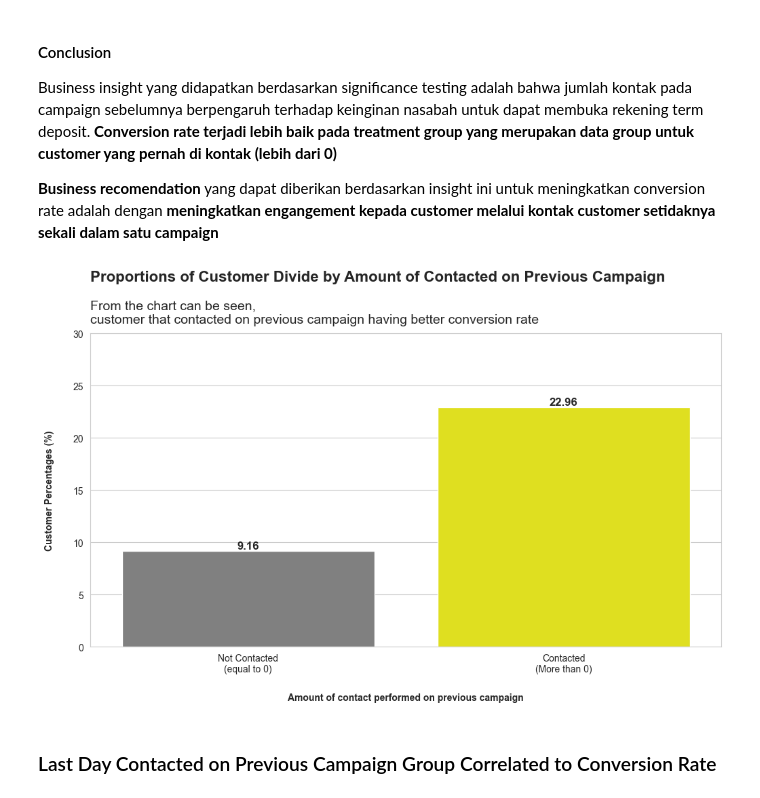
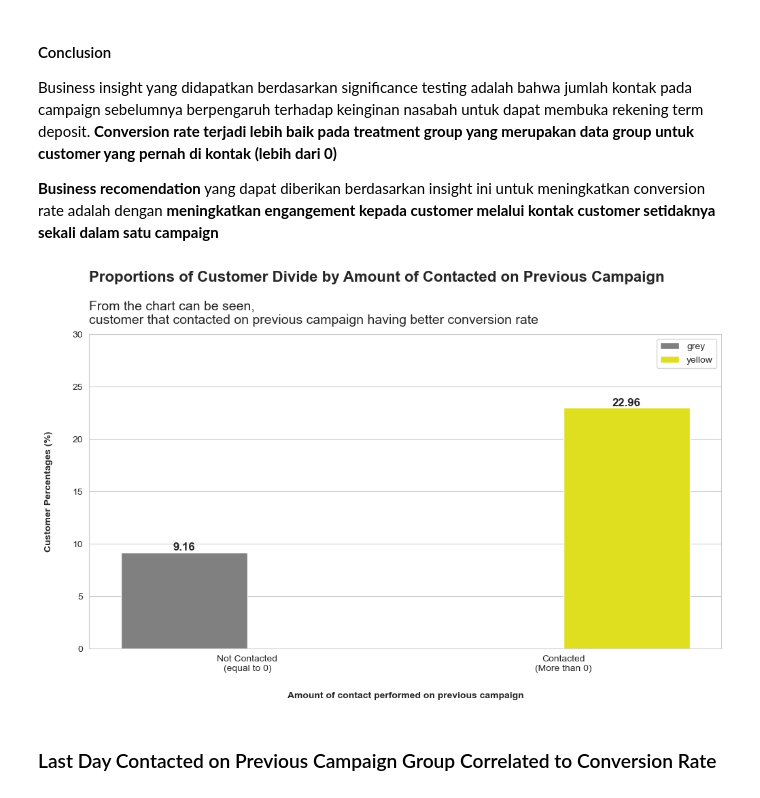
Before and after one commit to bagusatya08/Term-Deposit-Potential-Customer-Prediction, a Jupyter notebook: stage-1/eda-insight-visualization.ipynb, the cells around one changed output. Drawn from its saved outputs; the diff is of its cells as text; code cells hidden in the pictures.

```diff
--- a/stage-1/eda-insight-visualization.ipynb
+++ b/stage-1/eda-insight-visualization.ipynb
@@ -646,24 +618,24 @@ Business insight yang didapatkan berdasarkan significance testing adalah bahwa j
 # %%
 plt.figure(figsize=(12,6))
 sns.set_style("whitegrid")
 plt.ylim(0,30)
 plt.xlim(0,3)
 value = [round(cr_control*100,2),round(cr_treatment*100,2)]
 colors = ['grey' if (x < max(value)) else 'yellow' for x in value ]
 
-ax = sns.barplot(x = ['control', 'treatment'], y= value, errorbar=None, palette=colors, hue=colors, legend=False)
+ax = sns.barplot(x = ['control', 'treatment'], y= value, errorbar=None, palette=colors, hue=colors)
 ax.bar_label(ax.containers[0], fontsize=12, fontweight='bold');
 ax.bar_label(ax.containers[1], fontsize=12, fontweight='bold');
 
 plt.text(-0.5,35,'Proportions of Customer Divide by Amount of Contacted on Previous Campaign', fontweight='bold', fontsize=16)
 plt.text(-0.5,31,'From the chart can be seen,\ncustomer that contacted on previous campaign having better conversion rate', fontsize=14)
 plt.ylabel('Customer Percentages (%)', fontweight='bold', labelpad=20)
 plt.xlabel('Amount of contact performed on previous campaign', fontweight='bold', labelpad=20)
 plt.xticks([0,1],['Not Contacted\n(equal to 0)', 'Contacted\n(More than 0)'])
 
 plt.show()
 # %% [output]
-[figure, old version]
+[figure, new version]
 # %% [markdown]
 ### Last Day Contacted on Previous Campaign Group Correlated to Conversion Rate
 # %%
```
Also changed, not shown: parts of 93 cells of this notebook.
